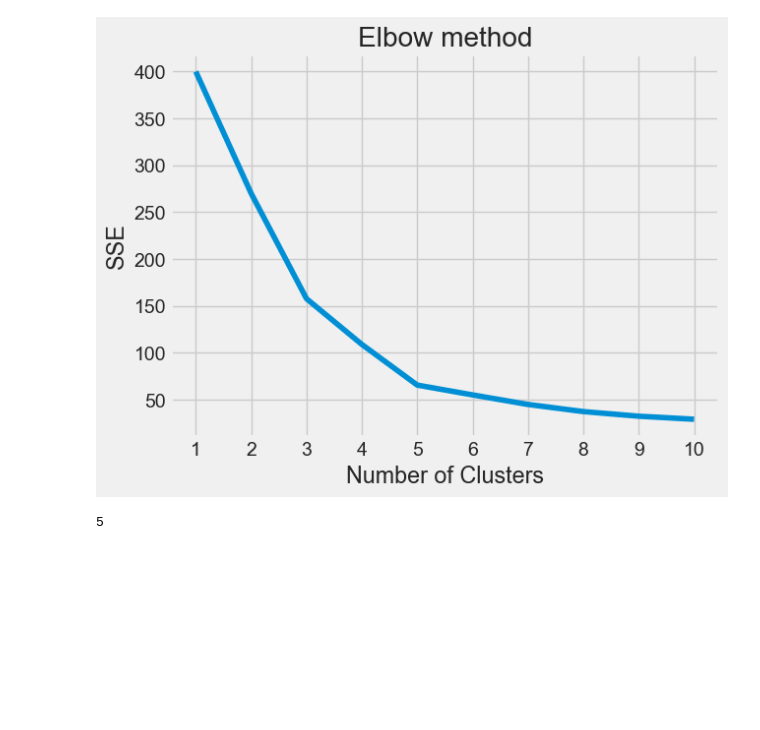
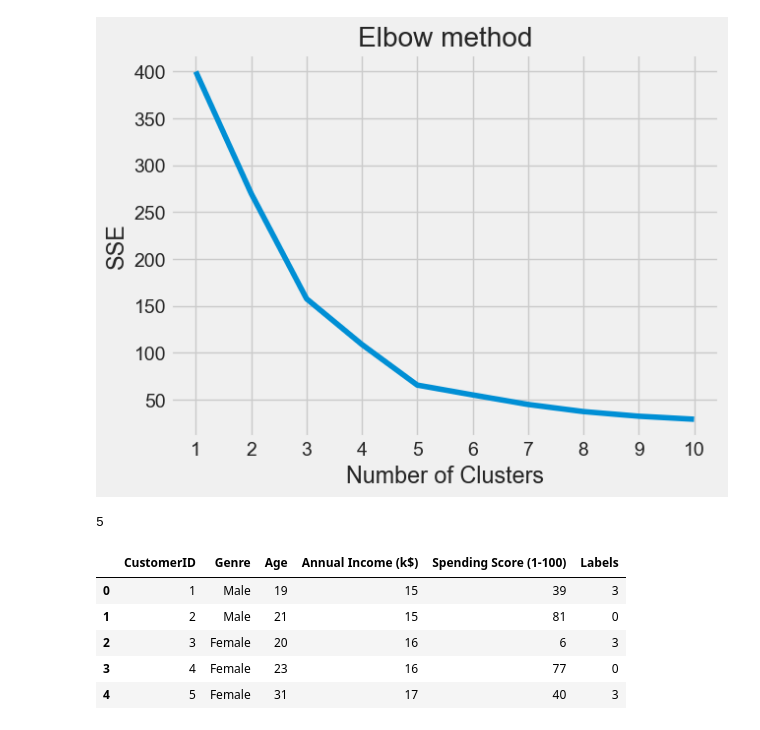
Before and after one commit to GentlemanFrog/Segmentation_mall_data, a Jupyter notebook: Mall_clients_segmentation.ipynb, the cells around one changed output. Saved outputs shown, nothing was run; the diff lists cells and outputs as text; code cells hidden in the pictures; blank space fills up the shorter version.

```diff
--- a/Mall_clients_segmentation.ipynb
+++ b/Mall_clients_segmentation.ipynb
@@ -343,3 +343,18 @@ kl = KneeLocator(
 kl.elbow
 # %% [output]
 5
+# %%
+# The appropriate number of clusters = 5
+kmeans=KMeans(init='k-means++', n_clusters=5, n_init=10 ,max_iter=300, random_state=10)
+kmeans.fit(var_list)
+kmeans.labels_
+df_w_clusters = df.copy()
+df_w_clusters['Labels'] = kmeans.labels_
+df_w_clusters.head()
+# %% [output]
+|  | CustomerID | Genre | Age | Annual Income (k$) | Spending Score (1-100) | Labels |
+| 0 | 1 | Male | 19 | 15 | 39 | 3 |
+| 1 | 2 | Male | 21 | 15 | 81 | 0 |
+| 2 | 3 | Female | 20 | 16 | 6 | 3 |
+| 3 | 4 | Female | 23 | 16 | 77 | 0 |
+| 4 | 5 | Female | 31 | 17 | 40 | 3 |
```
Also changed, not shown: parts of 4 cells of this notebook.
